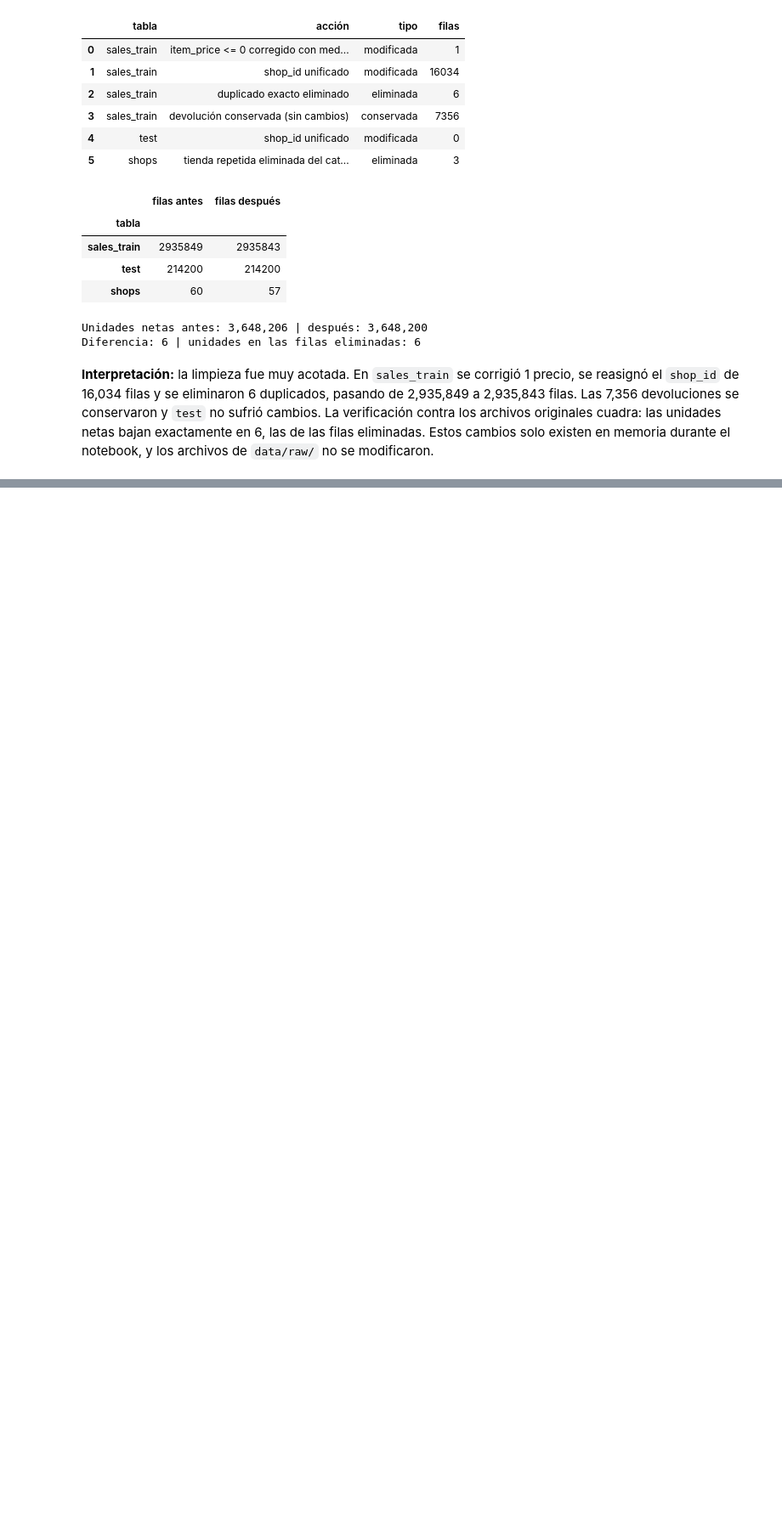
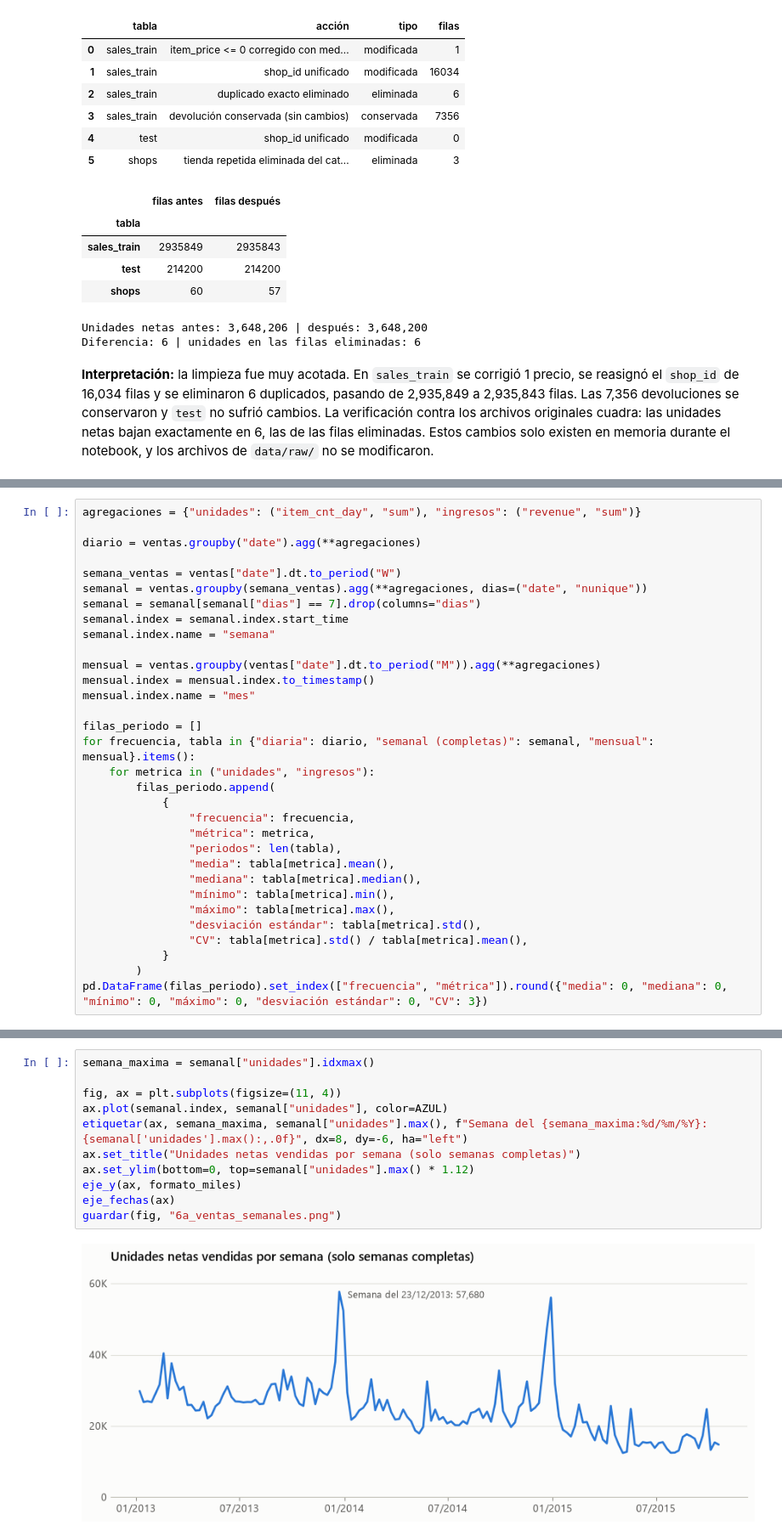
Before and after one commit to Santacruz97/predict-future-sales, a Jupyter notebook: notebooks/01_exploratory_data_analysis.ipynb, the cells around one changed output, grey strips where cells are left out. Shown at 85% size. Drawn from its saved outputs; the diff is of its cells as text; blank space fills up the shorter version.

```diff
--- a/notebooks/01_exploratory_data_analysis.ipynb
+++ b/notebooks/01_exploratory_data_analysis.ipynb
@@ -878,0 +1140,32 @@ Diferencia: 6 | unidades en las filas eliminadas: 6
+# %%
+agregaciones = {"unidades": ("item_cnt_day", "sum"), "ingresos": ("revenue", "sum")}
+
+diario = ventas.groupby("date").agg(**agregaciones)
+
+semana_ventas = ventas["date"].dt.to_period("W")
+semanal = ventas.groupby(semana_ventas).agg(**agregaciones, dias=("date", "nunique"))
+semanal = semanal[semanal["dias"] == 7].drop(columns="dias")
+semanal.index = semanal.index.start_time
+semanal.index.name = "semana"
+
+mensual = ventas.groupby(ventas["date"].dt.to_period("M")).agg(**agregaciones)
+mensual.index = mensual.index.to_timestamp()
+mensual.index.name = "mes"
+
+filas_periodo = []
+for frecuencia, tabla in {"diaria": diario, "semanal (completas)": semanal, "mensual": mensual}.items():
+    for metrica in ("unidades", "ingresos"):
+        filas_periodo.append(
+            {
+                "frecuencia": frecuencia,
+                "métrica": metrica,
+                "periodos": len(tabla),
+                "media": tabla[metrica].mean(),
+                "mediana": tabla[metrica].median(),
+                "mínimo": tabla[metrica].min(),
+                "máximo": tabla[metrica].max(),
+                "desviación estándar": tabla[metrica].std(),
+                "CV": tabla[metrica].std() / tabla[metrica].mean(),
+            }
+        )
+pd.DataFrame(filas_periodo).set_index(["frecuencia", "métrica"]).round({"media": 0, "mediana": 0, "mínimo": 0, "máximo": 0, "desviación estándar": 0, "CV": 3})
@@ -878,0 +1314,13 @@ Diferencia: 6 | unidades en las filas eliminadas: 6
+# %%
+semana_maxima = semanal["unidades"].idxmax()
+
+fig, ax = plt.subplots(figsize=(11, 4))
+ax.plot(semanal.index, semanal["unidades"], color=AZUL)
+etiquetar(ax, semana_maxima, semanal["unidades"].max(), f"Semana del {semana_maxima:%d/%m/%Y}: {semanal['unidades'].max():,.0f}", dx=8, dy=-6, ha="left")
+ax.set_title("Unidades netas vendidas por semana (solo semanas completas)")
+ax.set_ylim(bottom=0, top=semanal["unidades"].max() * 1.12)
+eje_y(ax, formato_miles)
+eje_fechas(ax)
+guardar(fig, "6a_ventas_semanales.png")
+# %% [output]
+[figure, added]
```
Also changed, not shown: parts of 66 cells of this notebook, 6 other files.
